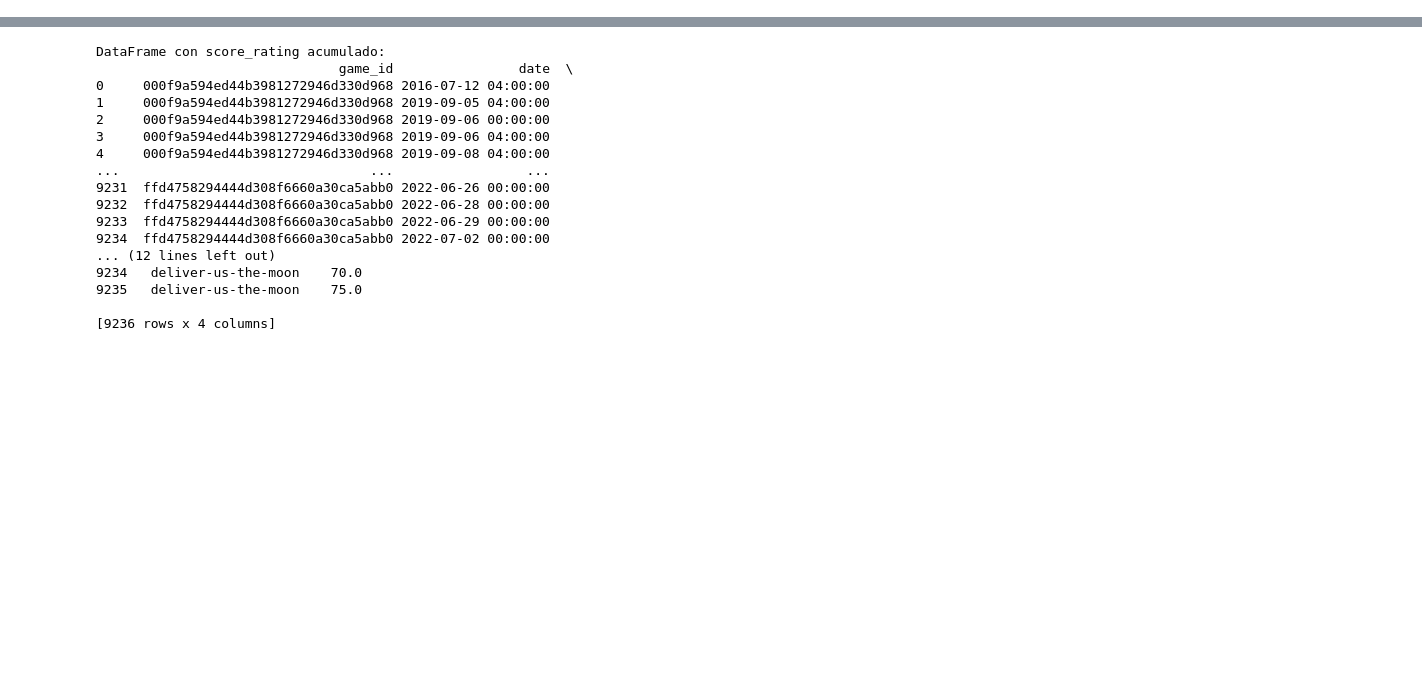
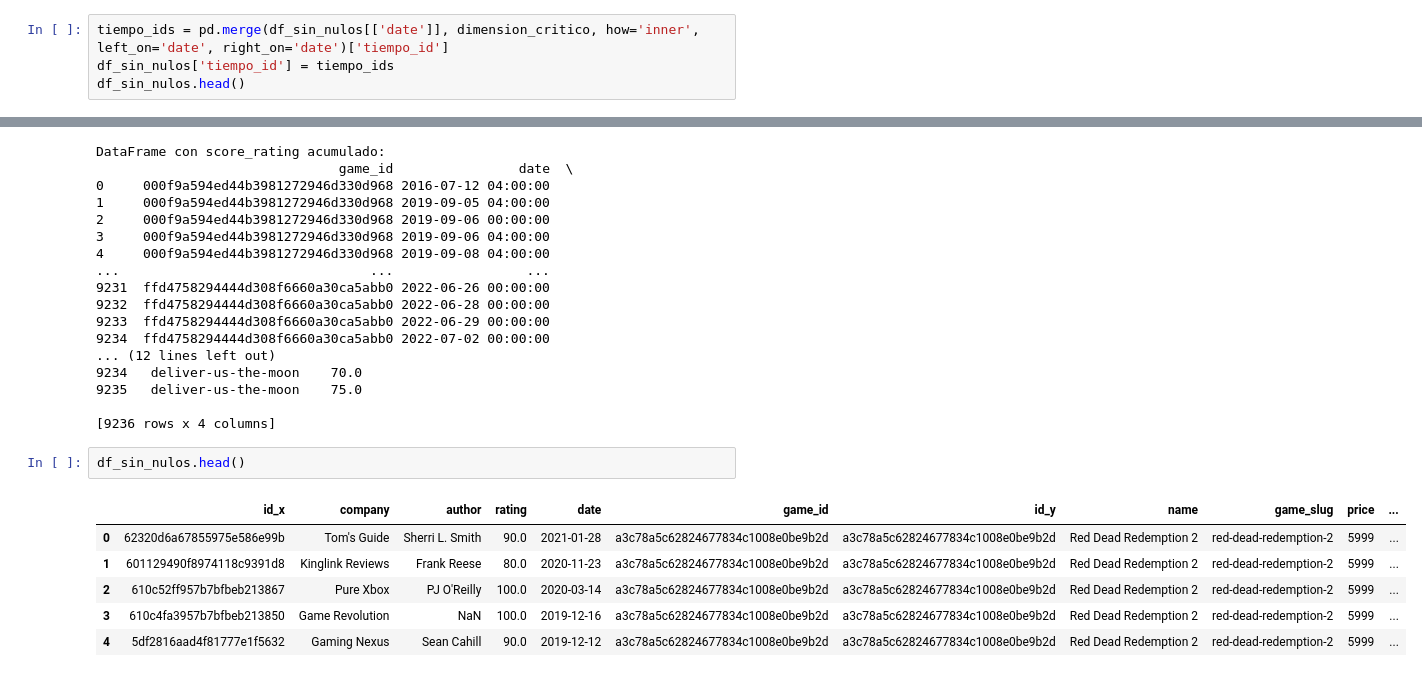
Before and after one commit to EnzoRD/TP_BDM, a Jupyter notebook: etl.ipynb, the cells around one changed output, grey strips where cells are left out. Saved outputs shown, nothing was run; the diff lists cells and outputs as text; blank space fills up the shorter version.

Commit message:
arreglar id_tiempo

```diff
--- a/etl.ipynb
+++ b/etl.ipynb
@@ -276,3 +314,7 @@ DataFrame dimension_tiempo antes de cargar los datos:
 [2706 rows x 3 columns]
 # %%
 dimension_tiempo = actualizarTablaDimension(engine, 'dimension_tiempo', dimension_tiempo, pk='tiempo_id')
+# %%
+tiempo_ids = pd.merge(df_sin_nulos[['date']], dimension_critico, how='inner', left_on='date', right_on='date')['tiempo_id']
+df_sin_nulos['tiempo_id'] = tiempo_ids
+df_sin_nulos.head()
@@ -303,6 +347,15 @@ DataFrame con score_rating acumulado:
 9235   deliver-us-the-moon    75.0
 
 [9236 rows x 4 columns]
+# %%
+df_sin_nulos.head()
+# %% [output]
+|  | id_x | company | author | rating | date | game_id | id_y | name | game_slug | price | ... |
+| 0 | 62320d6a67855975e586e99b | Tom's Guide | Sherri L. Smith | 90.0 | 2021-01-28 | a3c78a5c62824677834c1008e0be9b2d | a3c78a5c62824677834c1008e0be9b2d | Red Dead Redemption 2 | red-dead-redemption-2 | 5999 | ... |
+| 1 | 601129490f8974118c9391d8 | Kinglink Reviews | Frank Reese | 80.0 | 2020-11-23 | a3c78a5c62824677834c1008e0be9b2d | a3c78a5c62824677834c1008e0be9b2d | Red Dead Redemption 2 | red-dead-redemption-2 | 5999 | ... |
+| 2 | 610c52ff957b7bfbeb213867 | Pure Xbox | PJ O'Reilly | 100.0 | 2020-03-14 | a3c78a5c62824677834c1008e0be9b2d | a3c78a5c62824677834c1008e0be9b2d | Red Dead Redemption 2 | red-dead-redemption-2 | 5999 | ... |
+| 3 | 610c4fa3957b7bfbeb213850 | Game Revolution | NaN | 100.0 | 2019-12-16 | a3c78a5c62824677834c1008e0be9b2d | a3c78a5c62824677834c1008e0be9b2d | Red Dead Redemption 2 | red-dead-redemption-2 | 5999 | ... |
+| 4 | 5df2816aad4f81777e1f5632 | Gaming Nexus | Sean Cahill | 90.0 | 2019-12-12 | a3c78a5c62824677834c1008e0be9b2d | a3c78a5c62824677834c1008e0be9b2d | Red Dead Redemption 2 | red-dead-redemption-2 | 5999 | ... |
 # %%
 # Columnas necesarias de df_sin_nulos
 columnas_necesarias = ['game_id', 'date', 'genero_id', 'publicador_id', 'desarrollador_id', 'critico_id', 'compania_id', 'tiempo_id']
```
Also changed, not shown: parts of 7 cells of this notebook.
